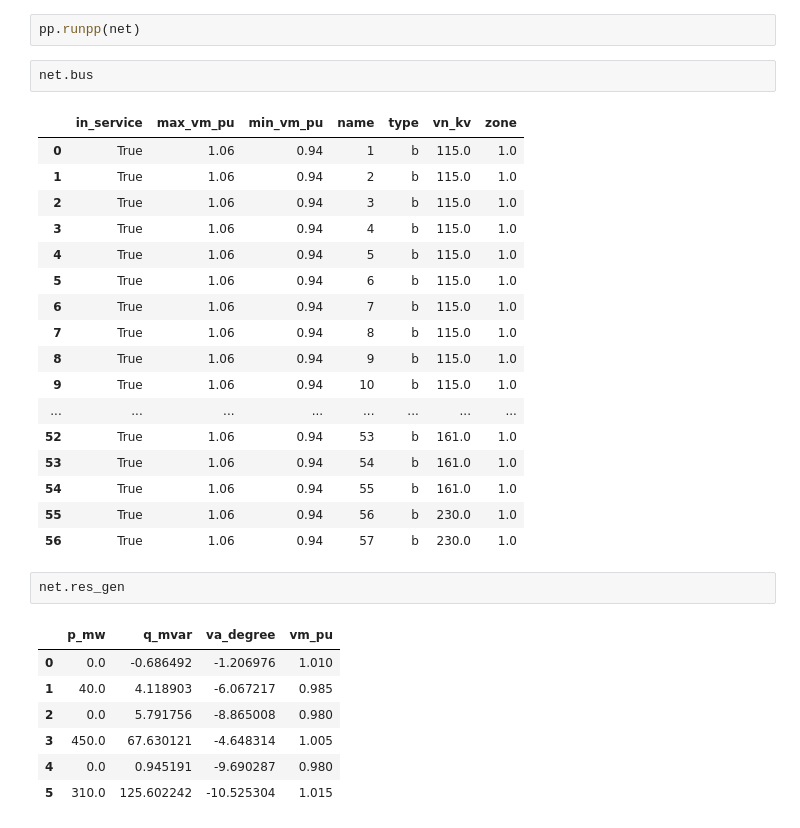
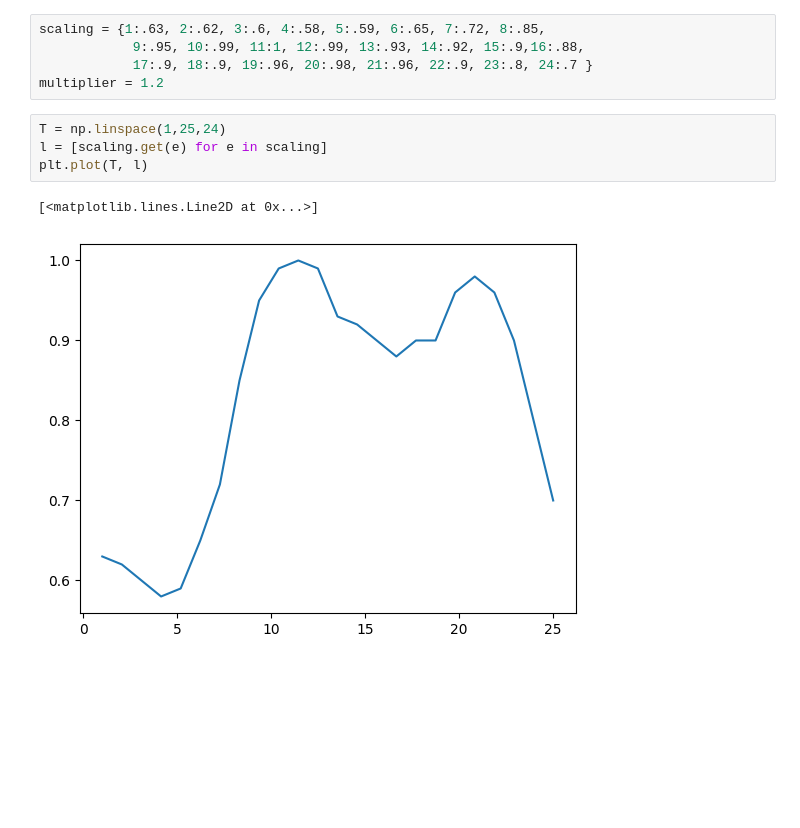
Before and after one commit to nensanc/PowerSystem, a Jupyter notebook: examples/ecuations.ipynb, the cells around one changed output. Cells and saved outputs as stored; diff of their text form; blank space fills up the shorter version.

```diff
--- a/examples/ecuations.ipynb
+++ b/examples/ecuations.ipynb
@@ -39,32 +23,12 @@ net.gen
-# %%
-pp.runpp(net)
-# %%
-net.bus
-# %% [output]
-|  | in_service | max_vm_pu | min_vm_pu | name | type | vn_kv | zone |
-| 0 | True | 1.06 | 0.94 | 1 | b | 115.0 | 1.0 |
-| 1 | True | 1.06 | 0.94 | 2 | b | 115.0 | 1.0 |
-| 2 | True | 1.06 | 0.94 | 3 | b | 115.0 | 1.0 |
-| 3 | True | 1.06 | 0.94 | 4 | b | 115.0 | 1.0 |
-| 4 | True | 1.06 | 0.94 | 5 | b | 115.0 | 1.0 |
-| 5 | True | 1.06 | 0.94 | 6 | b | 115.0 | 1.0 |
-| 6 | True | 1.06 | 0.94 | 7 | b | 115.0 | 1.0 |
-| 7 | True | 1.06 | 0.94 | 8 | b | 115.0 | 1.0 |
-| 8 | True | 1.06 | 0.94 | 9 | b | 115.0 | 1.0 |
-| 9 | True | 1.06 | 0.94 | 10 | b | 115.0 | 1.0 |
-| ... | ... | ... | ... | ... | ... | ... | ... |
-| 52 | True | 1.06 | 0.94 | 53 | b | 161.0 | 1.0 |
-| 53 | True | 1.06 | 0.94 | 54 | b | 161.0 | 1.0 |
-| 54 | True | 1.06 | 0.94 | 55 | b | 161.0 | 1.0 |
-| 55 | True | 1.06 | 0.94 | 56 | b | 230.0 | 1.0 |
-| 56 | True | 1.06 | 0.94 | 57 | b | 230.0 | 1.0 |
-# %%
-net.res_gen
-# %% [output]
-|  | p_mw | q_mvar | va_degree | vm_pu |
-| 0 | 0.0 | -0.686492 | -1.206976 | 1.010 |
-| 1 | 40.0 | 4.118903 | -6.067217 | 0.985 |
-| 2 | 0.0 | 5.791756 | -8.865008 | 0.980 |
-| 3 | 450.0 | 67.630121 | -4.648314 | 1.005 |
-| 4 | 0.0 | 0.945191 | -9.690287 | 0.980 |
-| 5 | 310.0 | 125.602242 | -10.525304 | 1.015 |
+# %%
+scaling = {1:.63, 2:.62, 3:.6, 4:.58, 5:.59, 6:.65, 7:.72, 8:.85,
+            9:.95, 10:.99, 11:1, 12:.99, 13:.93, 14:.92, 15:.9,16:.88,
+            17:.9, 18:.9, 19:.96, 20:.98, 21:.96, 22:.9, 23:.8, 24:.7 }
+multiplier = 1.2
+# %%
+T = np.linspace(1,25,24)
+l = [scaling.get(e) for e in scaling]
+plt.plot(T, l)
+# %% [output]
+[<matplotlib.lines.Line2D at 0x...>]
+[figure, added]
```
Also changed, not shown: parts of 7 cells of this notebook, 5 other files.
